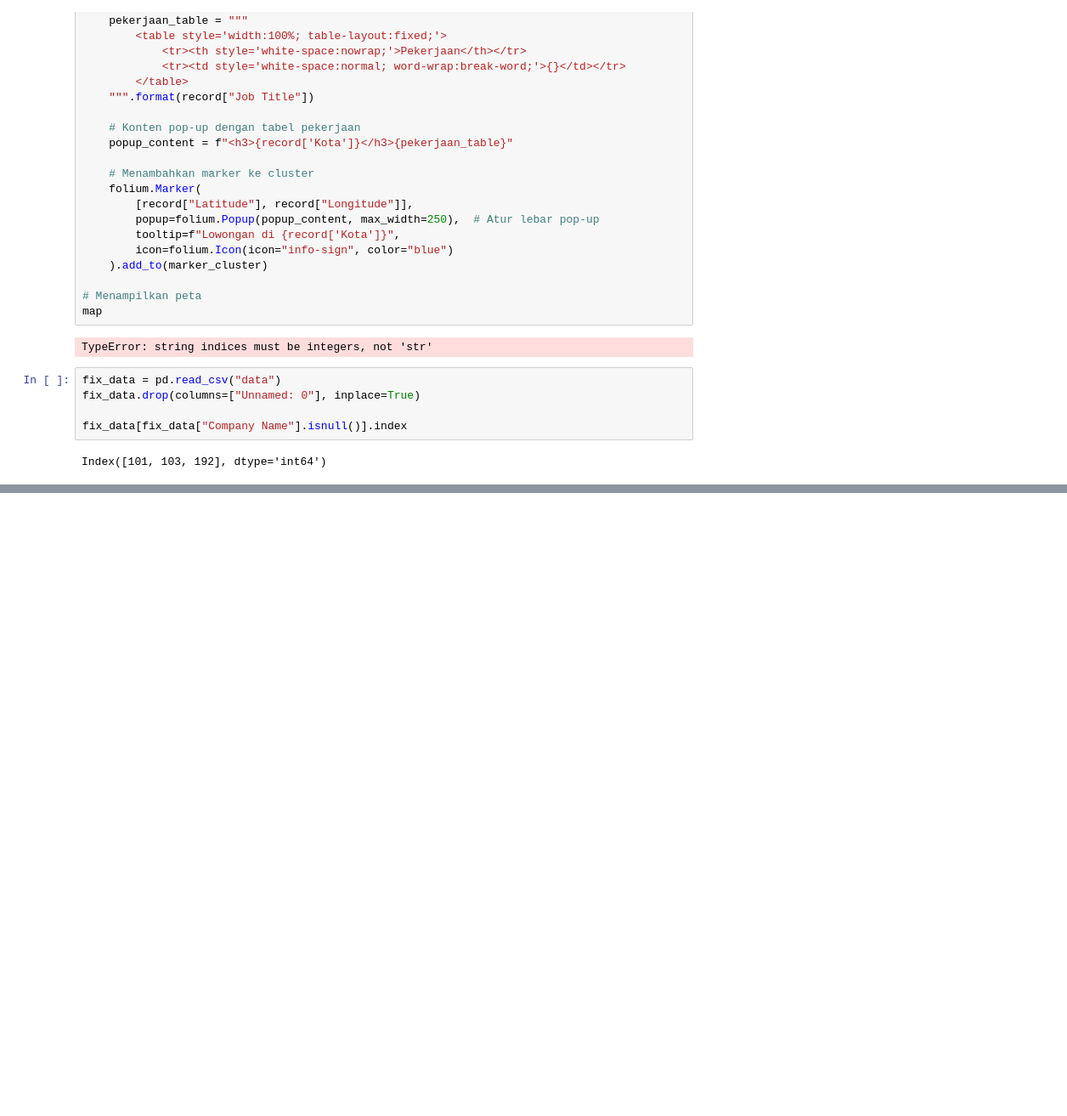
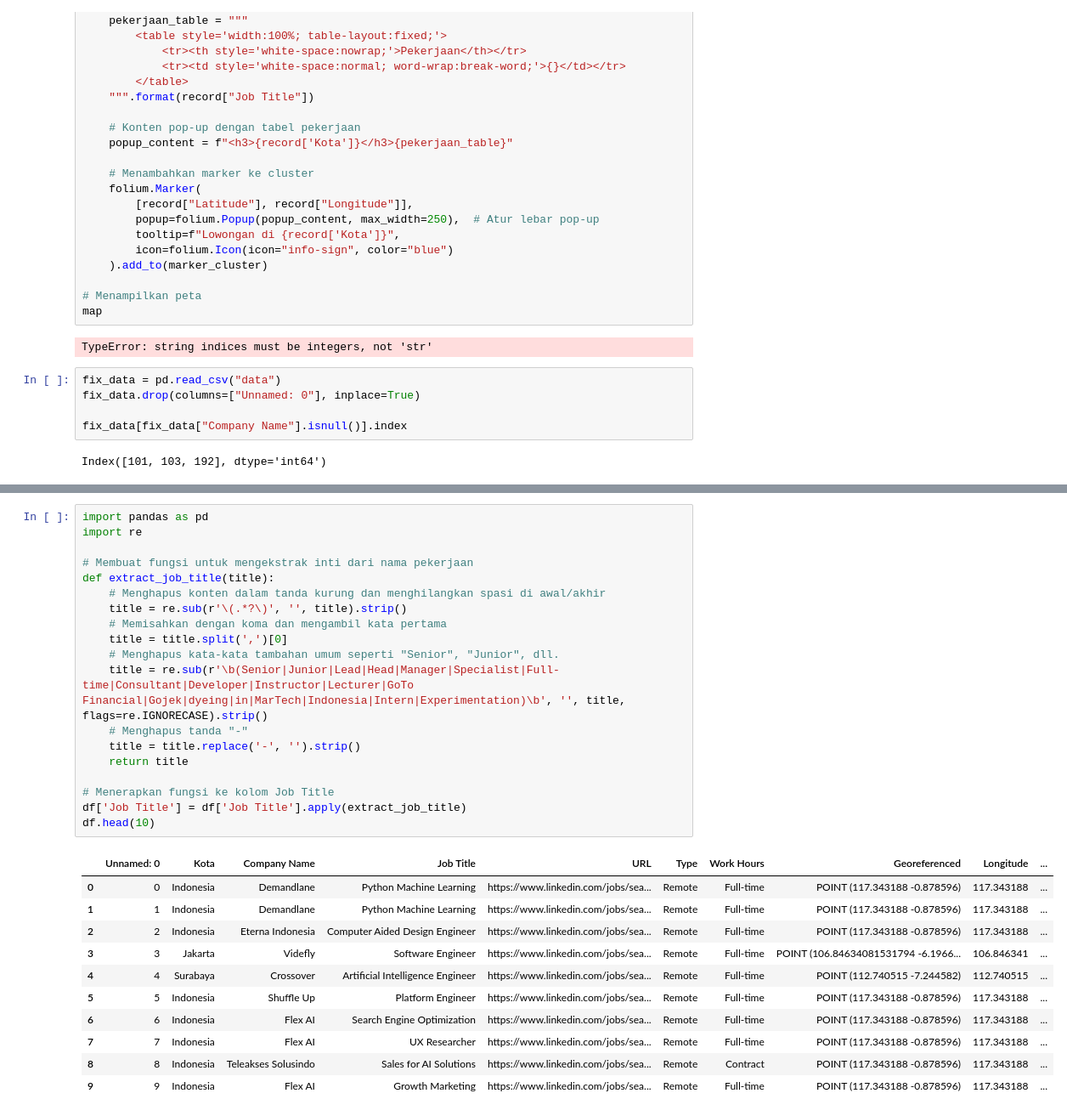
Before and after one commit to bagascahyafb/WASM, a Jupyter notebook: visualisasi.ipynb, the cells around one changed output, grey strips where cells are left out. Shown: that part at 85% size. Cells and saved outputs as stored; diff of their text form; blank space fills up the shorter version.

```diff
--- a/visualisasi.ipynb
+++ b/visualisasi.ipynb
@@ -152,0 +170,31 @@ Index([101, 103, 192], dtype='int64')
+# %%
+import pandas as pd
+import re
+
+# Membuat fungsi untuk mengekstrak inti dari nama pekerjaan
+def extract_job_title(title):
+    # Menghapus konten dalam tanda kurung dan menghilangkan spasi di awal/akhir
+    title = re.sub(r'\(.*?\)', '', title).strip()
+    # Memisahkan dengan koma dan mengambil kata pertama
+    title = title.split(',')[0]
+    # Menghapus kata-kata tambahan umum seperti "Senior", "Junior", dll.
+    title = re.sub(r'\b(Senior|Junior|Lead|Head|Manager|Specialist|Full-time|Consultant|Developer|Instructor|Lecturer|GoTo Financial|Gojek|dyeing|in|MarTech|Indonesia|Intern|Experimentation)\b', '', title, flags=re.IGNORECASE).strip()
+    # Menghapus tanda "-"
+    title = title.replace('-', '').strip()
+    return title
+
+# Menerapkan fungsi ke kolom Job Title
+df['Job Title'] = df['Job Title'].apply(extract_job_title)
+df.head(10)
+# %% [output]
+|  | Unnamed: 0 | Kota | Company Name | Job Title | URL | Type | Work Hours | Georeferenced | Longitude | ... |
+| 0 | 0 | Indonesia | Demandlane | Python Machine Learning | https://www.linkedin.com/jobs/sea... | Remote | Full-time | POINT (117.343188 -0.878596) | 117.343188 | ... |
+| 1 | 1 | Indonesia | Demandlane | Python Machine Learning | https://www.linkedin.com/jobs/sea... | Remote | Full-time | POINT (117.343188 -0.878596) | 117.343188 | ... |
+| 2 | 2 | Indonesia | Eterna Indonesia | Computer Aided Design Engineer | https://www.linkedin.com/jobs/sea... | Remote | Full-time | POINT (117.343188 -0.878596) | 117.343188 | ... |
+| 3 | 3 | Jakarta | Videfly | Software Engineer | https://www.linkedin.com/jobs/sea... | Remote | Full-time | POINT (106.84634081531794 -6.1966... | 106.846341 | ... |
+| 4 | 4 | Surabaya | Crossover | Artificial Intelligence Engineer | https://www.linkedin.com/jobs/sea... | Remote | Full-time | POINT (112.740515 -7.244582) | 112.740515 | ... |
+| 5 | 5 | Indonesia | Shuffle Up | Platform Engineer | https://www.linkedin.com/jobs/sea... | Remote | Full-time | POINT (117.343188 -0.878596) | 117.343188 | ... |
+| 6 | 6 | Indonesia | Flex AI | Search Engine Optimization | https://www.linkedin.com/jobs/sea... | Remote | Full-time | POINT (117.343188 -0.878596) | 117.343188 | ... |
+| 7 | 7 | Indonesia | Flex AI | UX Researcher | https://www.linkedin.com/jobs/sea... | Remote | Full-time | POINT (117.343188 -0.878596) | 117.343188 | ... |
+| 8 | 8 | Indonesia | Teleakses Solusindo | Sales for AI Solutions | https://www.linkedin.com/jobs/sea... | Remote | Contract | POINT (117.343188 -0.878596) | 117.343188 | ... |
+| 9 | 9 | Indonesia | Flex AI | Growth Marketing | https://www.linkedin.com/jobs/sea... | Remote | Full-time | POINT (117.343188 -0.878596) | 117.343188 | ... |
```
Also changed, not shown: parts of 6 cells of this notebook, 2 other files.
